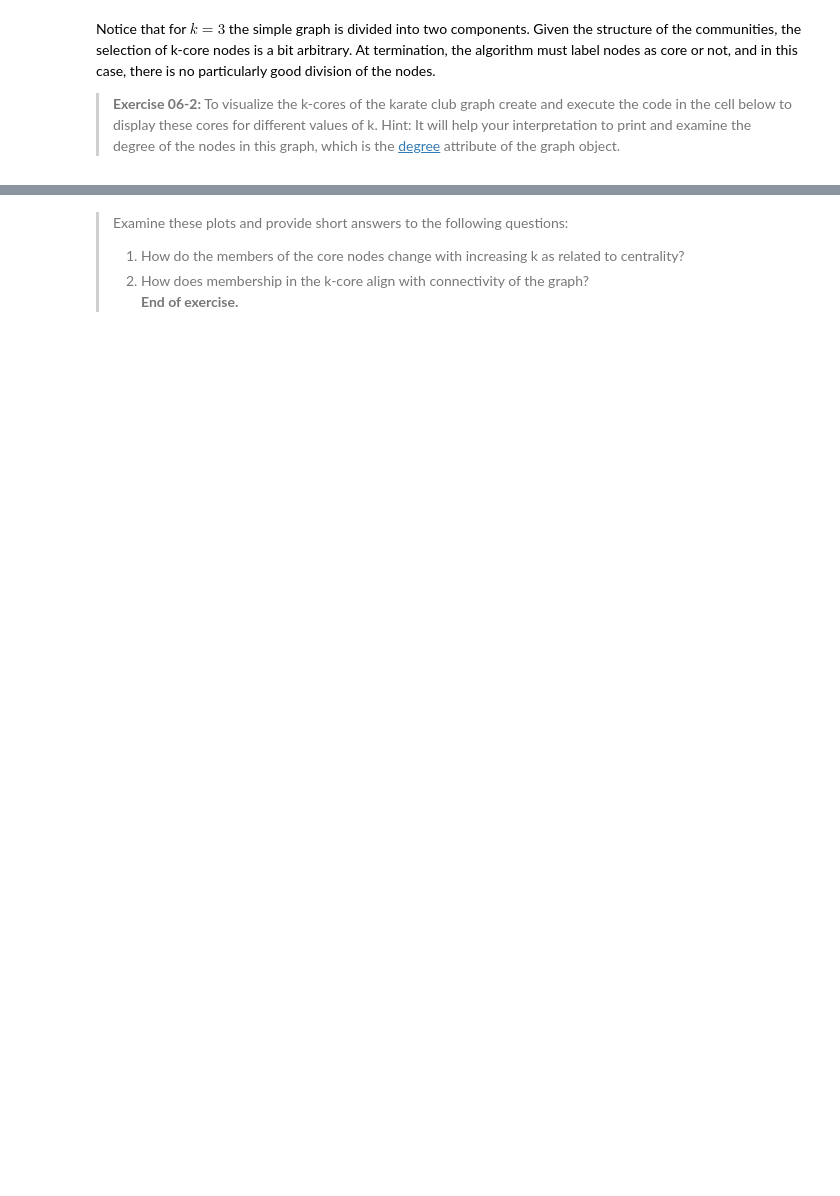
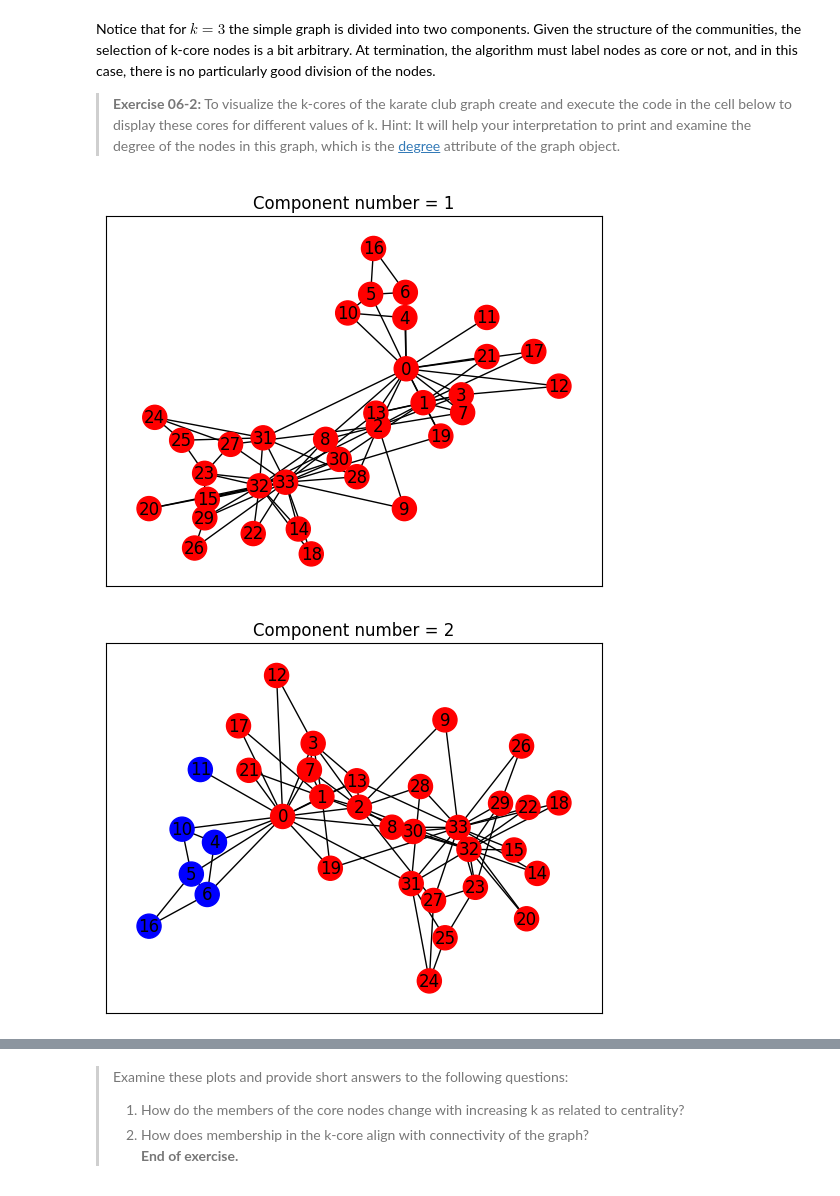
Before and after one commit to StephenElston/CSCI-E-108, a Jupyter notebook: notebooks/06_SocialNetworkAnalysis.ipynb, the cells around one changed output, grey strips where cells are left out. Drawn from its saved outputs; the diff is of its cells as text; code cells hidden in the pictures; blank space fills up the shorter version.

```diff
--- a/notebooks/06_SocialNetworkAnalysis.ipynb
+++ b/notebooks/06_SocialNetworkAnalysis.ipynb
@@ -151,11 +187,18 @@ Notice that for $k=3$ the simple graph is divided into two components. Given the
 # %%
 def plot_k_components_0_index(G, K_comps):
     for c in range(len(K_comps)): #[4,3,2,1]:
         node_colors = ['blue']*len(G.nodes)
         for node in K_comps[c+1][0]:
             node_colors[node] = 'red'
         nx.draw_networkx(G, node_color=node_colors, with_labels=True)
         plt.title('Component number = ' + str(c+1))
         plt.show()
 
-## Put your code below
+# Compute k-components of the karate club graph
+K_comps_karate = nx.k_components(K_club)
+
+# Plot the k-cores for the karate club graph
+plot_k_components_0_index(K_club, K_comps_karate)
+# %% [output]
+[figure, added]
+[figure, added]
```
Also changed, not shown: parts of 31 cells of this notebook.
